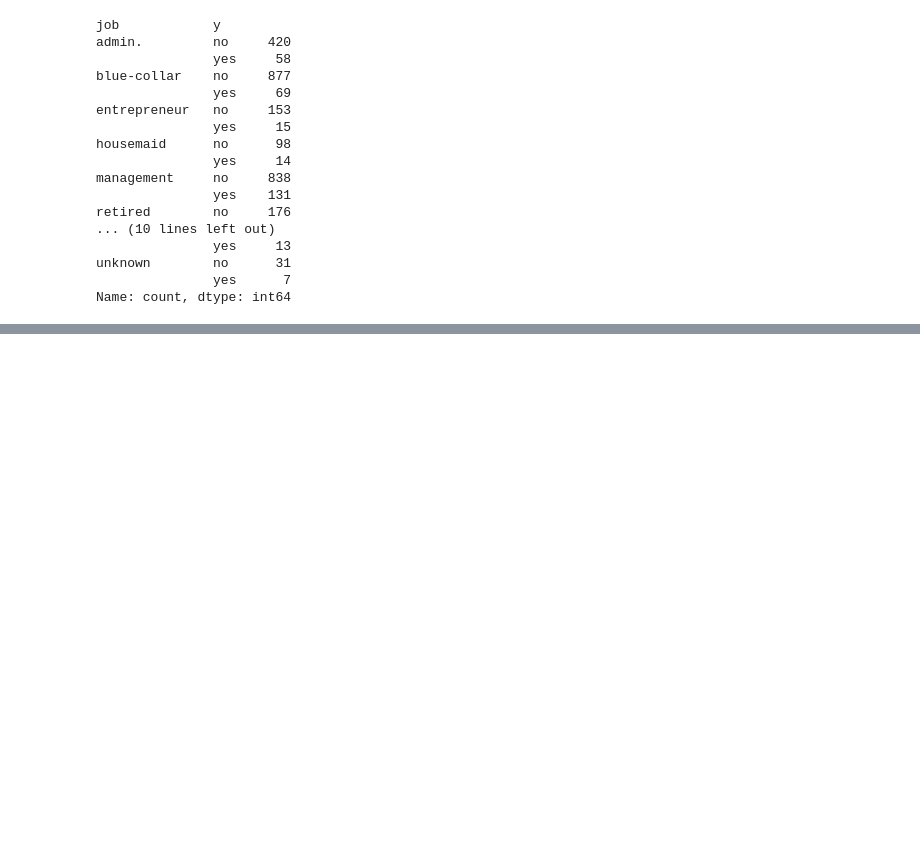
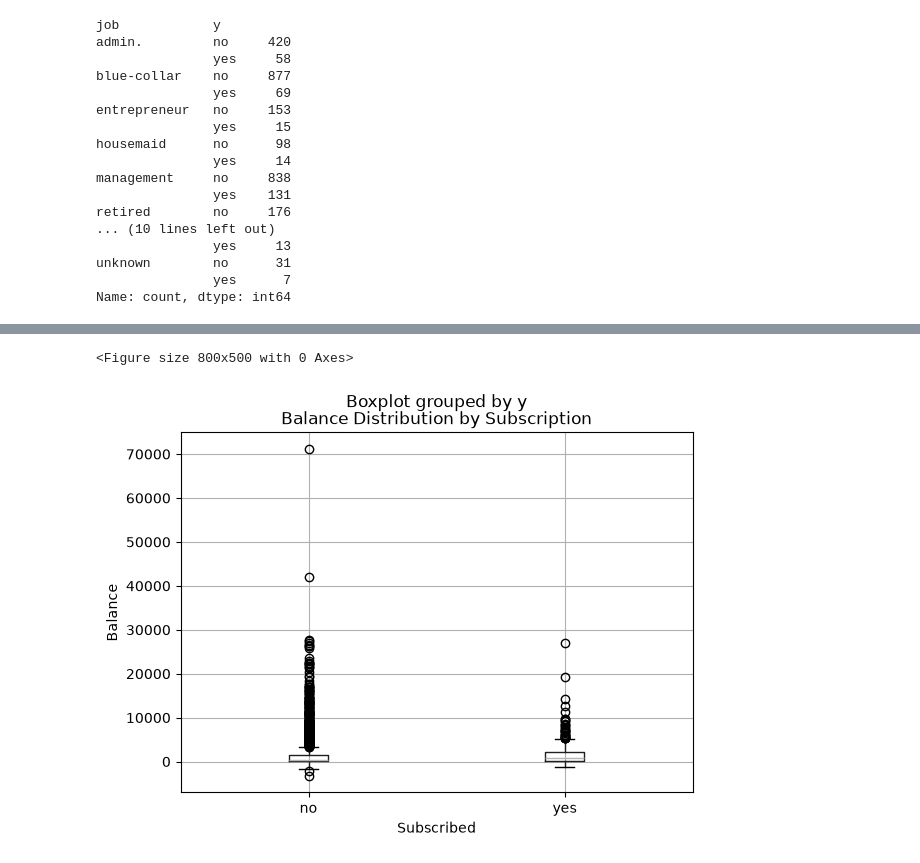
Before and after one commit to Kartikshard/Bank-Marketing, a Jupyter notebook: notebooks/01_EDA.ipynb, the cells around one changed output, grey strips where cells are left out. Saved outputs shown, nothing was run; the diff lists cells and outputs as text; code cells hidden in the pictures; blank space fills up the shorter version.

```diff
--- a/notebooks/01_EDA.ipynb
+++ b/notebooks/01_EDA.ipynb
@@ -463,0 +475,13 @@ Name: count, dtype: int64
+# %%
+plt.figure(figsize=(8, 5))
+
+data.boxplot(column='balance', by='y')
+
+plt.xlabel('Subscribed')
+plt.ylabel('Balance')
+plt.title('Balance Distribution by Subscription')
+
+plt.show()
+# %% [output]
+<Figure size 800x500 with 0 Axes>
+[figure, added]
```
Also changed, not shown: parts of 2 cells of this notebook.
